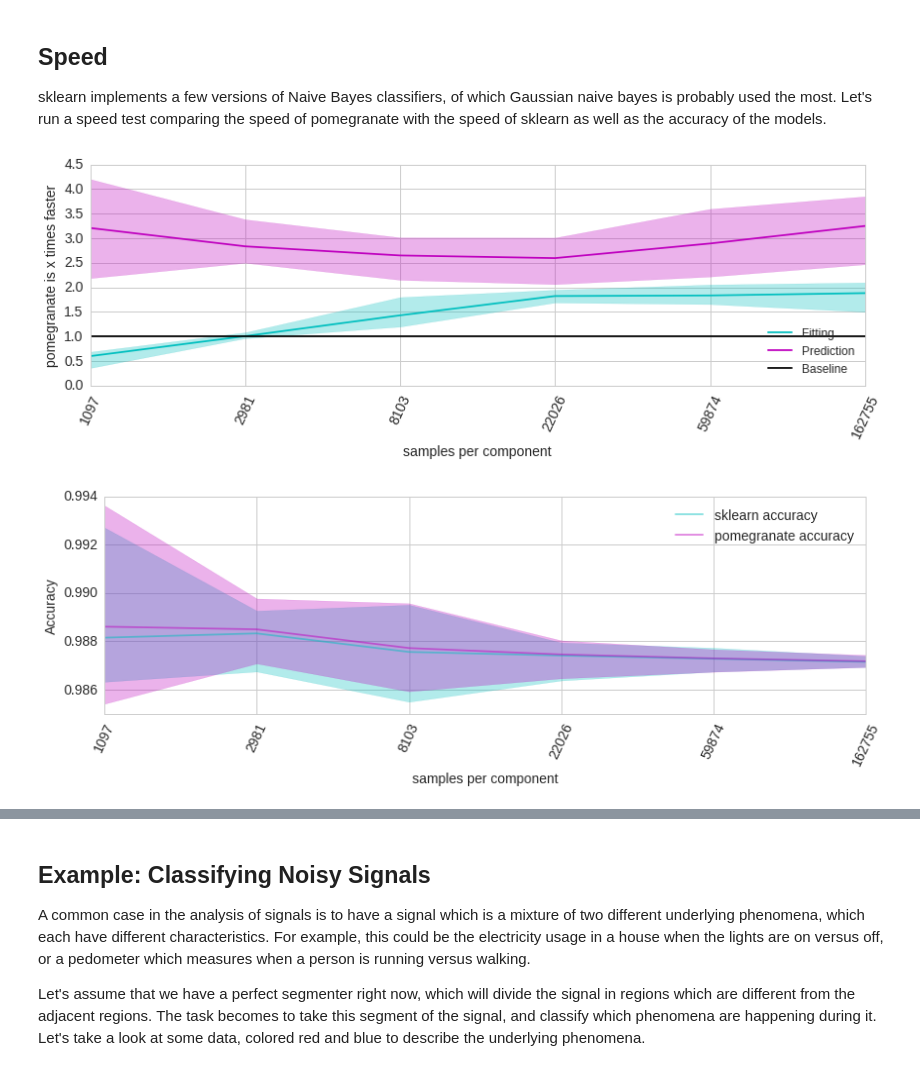
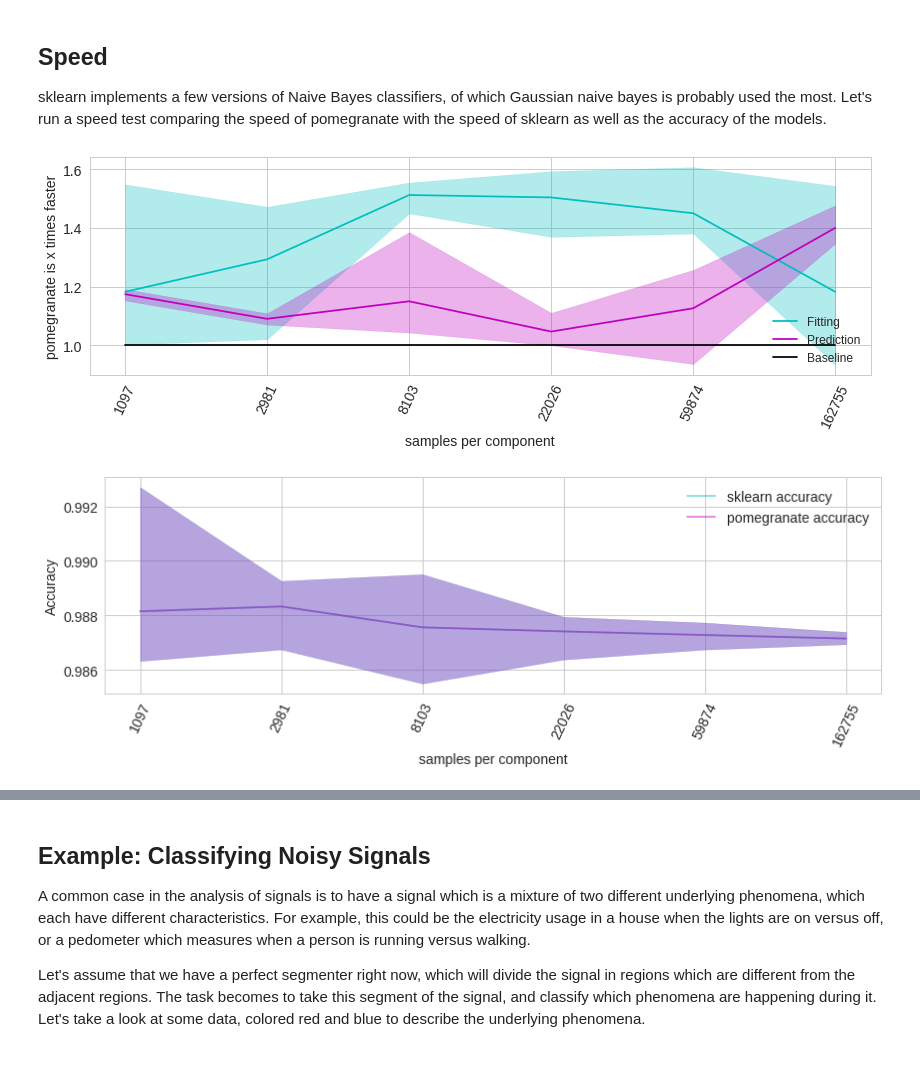
Before and after one commit to jmschrei/pomegranate, a Jupyter notebook: tutorials/Tutorial_0_pomegranate_overview.ipynb, the cells around one changed output, grey strips where cells are left out. Drawn from its saved outputs; the diff is of its cells as text; code cells hidden in the pictures.

```diff
--- a/tutorials/Tutorial_0_pomegranate_overview.ipynb
+++ b/tutorials/Tutorial_0_pomegranate_overview.ipynb
@@ -529,11 +529,10 @@ These results mesh pretty well with what we saw before. As the input values incr
 
 We can fit Naive Bayes classifiers in two ways. The first is by passing in an explicit list of instantiated models, possibly with a prior distribution over them, and then calling fit. The second is similar to sklearn, where we only pass a callable for the type of distribution which we would like to fit. We know the number of distributions which we'd like to fit from the label set.
 # %%
-X = numpy.concatenate([numpy.random.normal(0, 2, 100), numpy.random.normal(4, 1.5, 100)])
+X = numpy.concatenate([numpy.random.normal(0, 2, (100, 1)), numpy.random.normal(4, 1.5, (100, 1))])
 y = numpy.concatenate([numpy.zeros(100), numpy.ones(100)])
 
-clf = NaiveBayes(NormalDistribution)
-clf.fit(X, y)
+clf = NaiveBayes.from_samples(NormalDistribution, X, y)
 print(clf)
 # %% [output]
 {
@@ -612,40 +611,38 @@ def evaluate_models():
         for j, size in enumerate(sizes):
             X, y = create_dataset(size, 20, 2)
 
-            skl = GaussianNB()
-            pom = NaiveBayes(MultivariateGaussianDistribution)
-
             # bench fit times
             tic = time.time()
+            skl = GaussianNB()
             skl.fit( X, y )
             skl_fit[i, j] = time.time() - tic
 
             tic = time.time()
-            pom.fit( X, y )
+            pom = NaiveBayes.from_samples(NormalDistribution, X, y)
             pom_fit[i, j] = time.time() - tic
 
             # bench predict times
             tic = time.time()
             skl_predictions = skl.predict( X )
             skl_predict[i, j] = time.time() - tic
 
             tic = time.time()
             pom_predictions = pom.predict( X )
             pom_predict[i, j] = time.time() - tic
 
             # check number wrong
             skl_e = (y != skl_predictions).mean()
             pom_e = (y != pom_predictions).mean()
 
             skl_error[i, j] = min(skl_e, 1-skl_e)
             pom_error[i, j] = min(pom_e, 1-pom_e)
 
     fit = skl_fit / pom_fit
     predict = skl_predict / pom_predict
 
     plot(fit, predict, skl_error, pom_error, sizes, "samples per component")
 
 evaluate_models()
 # %% [output]
-[figure, old version]
+[figure, new version]
-[figure, old version]
+[figure, new version]
```
Also changed, not shown: parts of 62 cells of this notebook.
